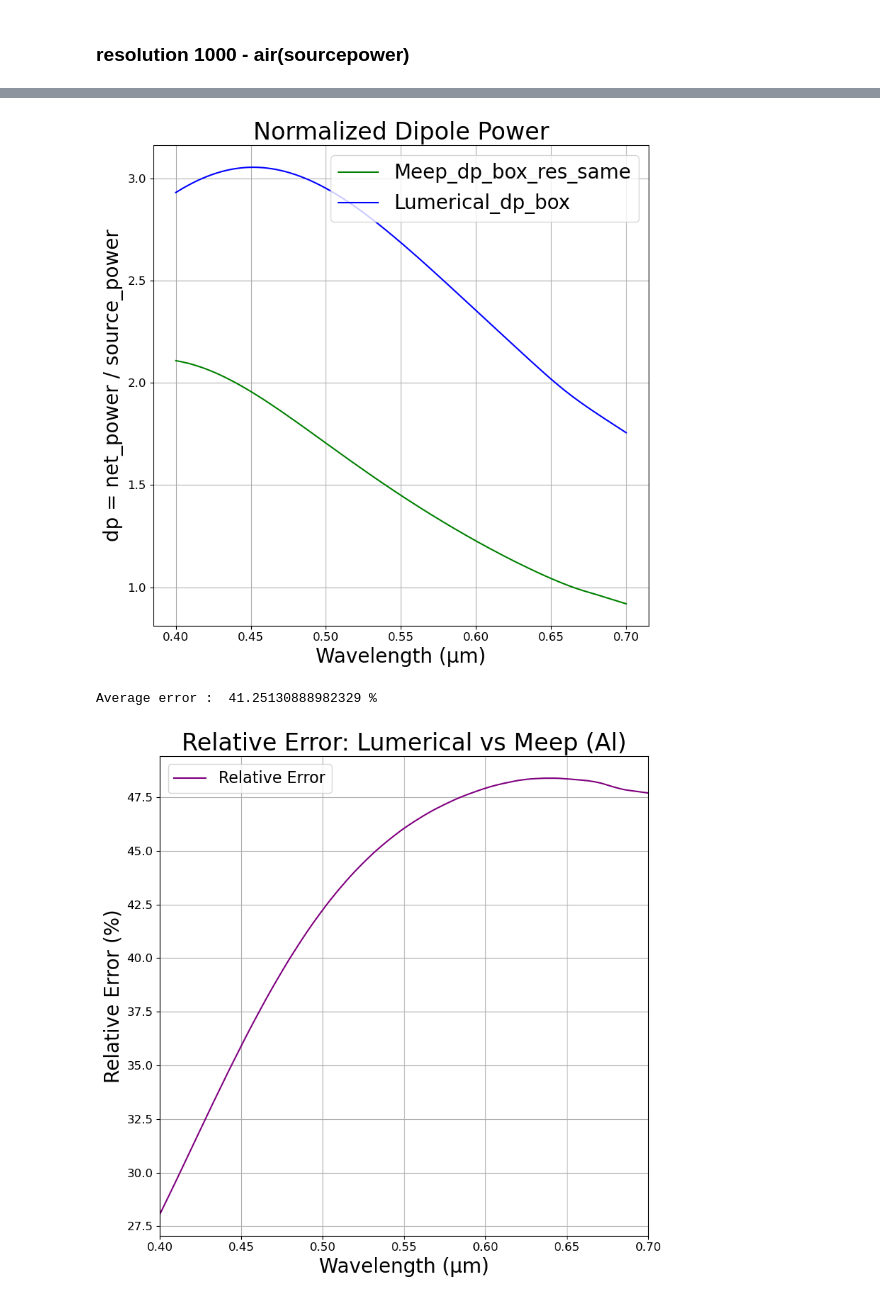
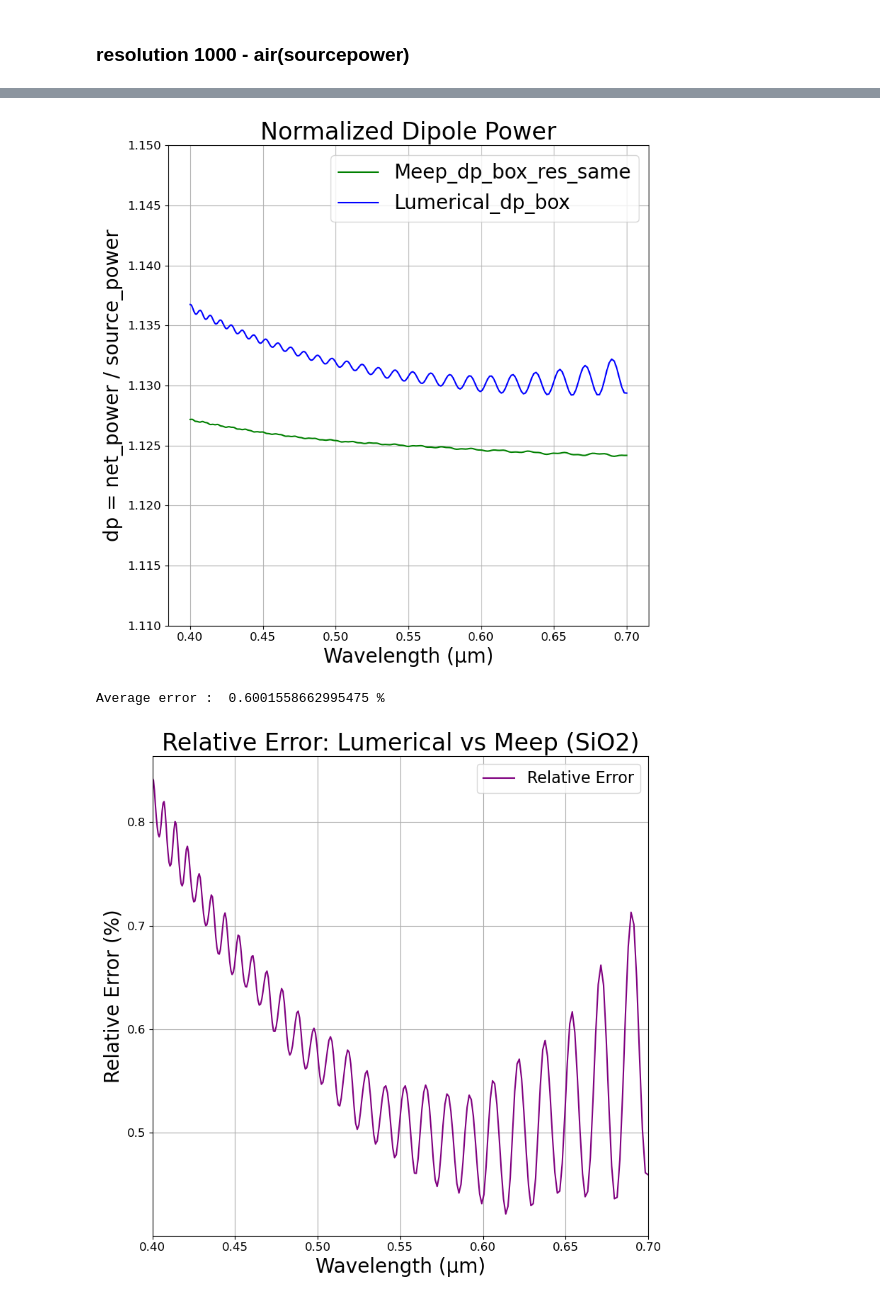
Before and after one commit to M2nion/EIDL, a Jupyter notebook: Tool/Meep/LGD/Meep code/OLED structure/Layer by Layer check/OLED_update_LBL.ipynb, the cells around one changed output, grey strips where cells are left out. Saved outputs shown, nothing was run; the diff lists cells and outputs as text; code cells hidden in the pictures.

```diff
--- a/Tool/Meep/LGD/Meep code/OLED structure/Layer by Layer check/OLED_update_LBL.ipynb
+++ b/Tool/Meep/LGD/Meep code/OLED structure/Layer by Layer check/OLED_update_LBL.ipynb
@@ -128,30 +128,30 @@ ITO_m = mp.Medium(epsilon=ITO_m_index**2)
 Alq3 = mp.Medium(index = Alq3_index)
 Air = mp.Medium(index=1.0) # 공기,
 
-Glass_layer = 1.37
+Glass_layer = 2.37
 Cover_layer = 0.07
 ITO_layer = 0.15
 aNDP_layer = 0.05
 Alq3_layer = 0.06
-Cathode_layer = 0.3
+Cathode_layer = 1.3
 
-PML_layer = 0.5
+PML_layer = 1.0
 
 boundary_layers = [
     mp.PML(thickness=PML_layer, direction=mp.X, side=mp.Low),  # 좌측 PML,
     mp.PML(thickness=PML_layer, direction=mp.X, side=mp.High), # 우측 PML,
     mp.PML(thickness=PML_layer, direction=mp.Y, side=mp.High), # 상단 PML,
-    # mp.PML(thickness=0.25, direction=mp.Y, side=mp.Low), # 상단 PML,
+    mp.PML(thickness=PML_layer, direction=mp.Y, side=mp.Low), # 상단 PML,
 ]
 
-Cathode_center = mp.Vector3(0, -0.85, 0)
+Cathode_center = mp.Vector3(0, -1.35, 0)
 Alq3_center = mp.Vector3(0, -0.67, 0)
 aNDP_center = mp.Vector3(0, -0.615, 0)
 ITO_center = mp.Vector3(0, -0.515, 0)
 Cover_center = mp.Vector3(0, -0.405, 0)
-Glass_center = mp.Vector3(0, 0.315, 0)
+Glass_center = mp.Vector3(0, 0.515, 0)
 # %%
-cell_size = mp.Vector3(31, 2, 0)
+cell_size = mp.Vector3(31, 4, 0)
 
 geometry_fitting = [
         # Cathode (하단)
@@ -207,7 +207,7 @@ sources = [mp.Source(
 sim_fitting = mp.Simulation(
     cell_size=cell_size,
     boundary_layers=boundary_layers,
-    geometry=geometry_fitting[:2],
+    geometry=geometry_fitting[5:6],
     default_material=mp.Medium(index = 1),
     sources=sources,
     resolution=resolution,
@@ -339,3 +310,13 @@ no_pattern_box = no_pattern_dipole[:, 1]
+# %%
+import numpy as np
+from pathlib import Path
+
+csv_path = Path("/home/min/EIDL/Tool/Meep/LGD/Meep code/OLED structure/Layer by Layer check/New fitting/New fitting data/sio23.49.txt")
+
+# CSV 파일 불러오기
+sio2_349 = np.genfromtxt(csv_path, delimiter="," )
+
+sio2_349_data = sio2_349[:, 1]
 # %%
 import numpy as np
 from pathlib import Path
@@ -376,6 +331,6 @@ decay_data = csv_decay[:, 1]
 # %%
 # dp_box / sourcepower 정규화
-dp_fitting = res_1000_data / air_1000
+# dp_fitting = res_1000_data / air_1000
 dp_fitting_100 = np.array(net_power_fitting) / src_power
 
 wavelengths = 1 / np.array(mp.get_flux_freqs(box_power_fitting))
@@ -385,7 +340,7 @@ plt.figure(figsize=(8, 8))
 # plot 순서
 # plt.plot(wavelengths, no_pattern_func, label='Meep_dp_box_res1000', color='red')
 plt.plot(wavelengths, dp_fitting_100, label='Meep_dp_box_res_same', color='green')
-plt.plot(wavelengths, lumerical, label='Lumerical_dp_box', color='blue')
+plt.plot(wavelengths, sio2_349_data, label='Lumerical_dp_box', color='blue')
 # plt.plot(wavelengths, decaybox_data, label='decay box rate data', color='purple')
 # plt.plot(wavelengths, decay_data, label='decay rate data', color='cyan')
 
@@ -409,39 +364,36 @@ plt.legend(loc='upper right', fontsize=20, frameon=True,)
 # 기타 설정
 plt.grid(True)
 plt.tight_layout()
-# plt.ylim([0, 1.5])
+plt.ylim([1.11, 1.15])
 # plt.xlim([0.4, 0.7])
 plt.show()
 # %% [output]
-[figure, old version]
+[figure, new version]
 # %%
 # === Relative Error 계산 === #
-relative_error = np.abs((dp_fitting_100 - lumerical) / lumerical)* 100
-
-# relative_error_nofunc = np.abs((Al_power_sliced_nofunc - dp_fitting_al) / dp_fitting_al)* 100
-
+relative_error = np.abs((dp_fitting_100 - sio2_349_data) / sio2_349_data)* 100
 
 # === Relative Error 플롯 === #
 plt.figure(figsize=(8, 8))
 plt.plot(wavelengths, relative_error, label='Relative Error', color='purple')
 # plt.plot(wavelengths, relative_error_nofunc, label='Relative Error dp_box', color='cyan')
 
 print("Average error : ", np.mean(relative_error),"%")
 # 축 레이블
 plt.xlabel("Wavelength (μm)", fontsize=20)
 plt.ylabel("Relative Error (%)", fontsize=20)
 
 # 제목
-plt.title("Relative Error: Lumerical vs Meep (Al)", fontsize=24)
+plt.title("Relative Error: Lumerical vs Meep (SiO2)", fontsize=24)
 
 # 눈금, 범례
 plt.xticks(fontsize=12)
 plt.yticks(fontsize=12)
 plt.legend(fontsize=16)
 plt.grid(True)
 plt.tight_layout()
 plt.xlim([0.4, 0.7])
 plt.show()
 # %% [output]
-Average error :  41.25130888982329 %
+Average error :  0.6001558662995475 %
-[figure, old version]
+[figure, new version]
```
Also changed, not shown: parts of 11 cells of this notebook, 12 other files.
